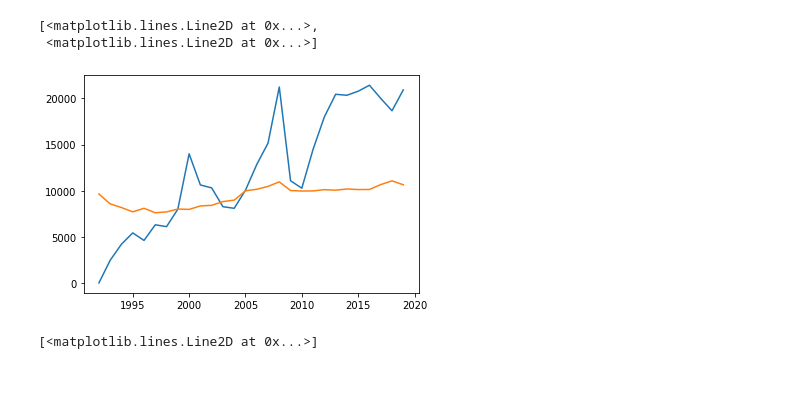
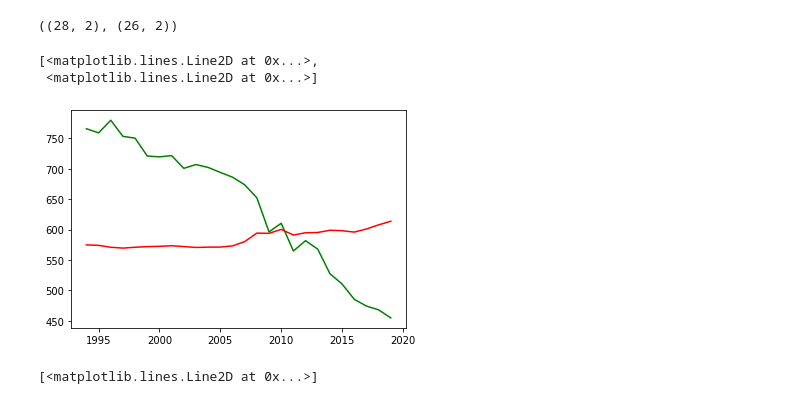
Before and after one commit to IsaacJohnEvans/EV_affect_on_emissions, a Jupyter notebook: pred.ipynb, the cells around one changed output. Cells and saved outputs as stored; diff of their text form; code cells hidden in the pictures.

Commit message:
plotting predicted emissions and vehicle numbers

```diff
--- a/pred.ipynb
+++ b/pred.ipynb
@@ -106,12 +106,14 @@ def run_model(X, y, data_memory, epochs, batch_size, model_des, plot_pred_bool,
     model = create_model(model_layer, input_shape, print_summary)
     history = model.fit(x_train, y_train, validation_split = 0.1, epochs= epochs , batch_size=batch_size)
     y_pred_norm = np.concatenate((model.predict(x_train[:, :, :]), model.predict(x_test[:, :, :])))
+
     mse = metrics.MeanSquaredError()
     mse.update_state(y_norm, y_pred_norm)
     test_loss = mse.result().numpy()
-    print(y_attrs)
     y_pred = np.roll(y_pred_norm *y_attrs[:, 1]**0.5 + y_attrs[:, 0] , 0)
     print(test_loss)
+
+    test_loss = 1000
     train_loss = history.history['loss'][-1]
     val_loss = history.history['val_loss'][-1]
     model_performance = [time_step, data_memory, samples, model_des, epochs, batch_size, train_loss, val_loss, test_loss]
@@ -163,0 +207,12 @@ Epoch 2/2
+# %%
+model_layer = [layers.Dense(32, activation= 'sigmoid'),
+                layers.GRU(32,activation= 'softsign', recurrent_activation = 'relu', recurrent_dropout = 0.1, dropout = 0.1, return_sequences=False),
+                layers.Dense(2)]
+UK_X = np.concatenate((UK_em_X[4:, :], UK_veh_X[:-1, :]), axis = 1)[:, 1:]
+UK_y = np.concatenate((UK_em_y[4:], UK_veh_y[: -1]), axis = 1)
+y, UK_y_pred = run_model(UK_X, UK_y, data_memory, epochs, batch_size, model_des, plot_pred_bool, plot_range, print_summary)
+UK_y = np.concatenate((UK_em_y[4:], UK_veh_y[: -1]), axis = 1)
+UK_t = np.linspace(1994, 2019, 26)
+fig, (ax1, ax2) = plt.subplots(2, 1, sharex= True)
+ax1.plot(UK_t, UK_y[:, 0], 'g', UK_t, UK_y_pred[:, 0], 'r')
+ax2.plot(UK_t, UK_y[:, 1], 'g', UK_t, UK_y_pred[:, 1], 'r')
@@ -164,22 +279,38 @@ Epoch 2/2
+# %%
+US_y.shape, US_y_pred.shape
+# %% [output]
+((28, 2), (26, 2))
 # %%
 EU_em_X, EU_em_y = np.split(EU_em_df.to_numpy(), [11], 1)
 UK_em_X, UK_em_y = np.split(UK_em_df.to_numpy(dtype=np.float64), [13], 1)
 US_em_X, US_em_y, a = np.split(US_em_df.to_numpy(dtype=np.float64), [45,46], 1)
 EU_veh_X = EU_veh_df.to_numpy()
 EU_veh_y = np.roll(np.sum(EU_veh_X[:, 1:3], axis =1), time_step)
 EU_veh_y[:time_step] = 0
 EU_veh_y = np.array([EU_veh_y]).transpose()
 UK_veh_X = UK_veh_df.to_numpy(dtype=np.float64)
 UK_veh_X = UK_veh_df.to_numpy(dtype=np.float64)
 UK_veh_y = np.array([np.sum(UK_veh_X[:, 3:7], axis = 1)]).transpose()
 US_veh_X, US_veh_y = np.split(US_veh_df.to_numpy(dtype=np.float64), [8], 1)
-t = np.linspace(1992, 2019, 28)
-plt.plot(t, US_veh_y[:, 0], t, y_pred)
+EU_em_annual_X, EU_em_annual_y = np.split(EU_em_df.groupby(np.concatenate((np.repeat(np.linspace(1973, 2020, 48, dtype = np.int64), 12), 2021 *np.ones((10), dtype=np.int64)), axis = 0)).sum().to_numpy(), [11], 1)
+EU_X = np.concatenate((EU_em_annual_X[-13:-2, :], EU_veh_X), axis = 1)
+EU_y = np.concatenate((EU_em_annual_y[-13: -2, :], EU_veh_y), axis = 1)
+UK_X = np.concatenate((UK_em_X[4:, :], UK_veh_X[:-1, :]), axis = 1)
+UK_y = np.concatenate((UK_em_y[4:], UK_veh_y[: -1]), axis = 1)
+US_X = np.concatenate((US_em_X[2:, :15], US_veh_X), axis = 1)
+US_y = np.concatenate((US_em_y[2:, :15], US_veh_y), axis = 1)
+
+
+US_t = np.linspace(1993, 2020, 28)
+
+plt.plot(UK_t, UK_y[:, 0], 'g', UK_t, UK_y_pred[:, 0], 'r')
+
+
 #plot_pred(UK_veh_y[:, 0], y_pred, plot_range)
 # %% [output]
 [<matplotlib.lines.Line2D at 0x...>,
  <matplotlib.lines.Line2D at 0x...>]
-[figure, old version]
+[figure, new version]
 # %%
 UK_em_df.shape
 t = np.linspace(1990, 2020, 30, endpoint=True)
```
Also changed, not shown: parts of 6 cells of this notebook, 1 other file.
